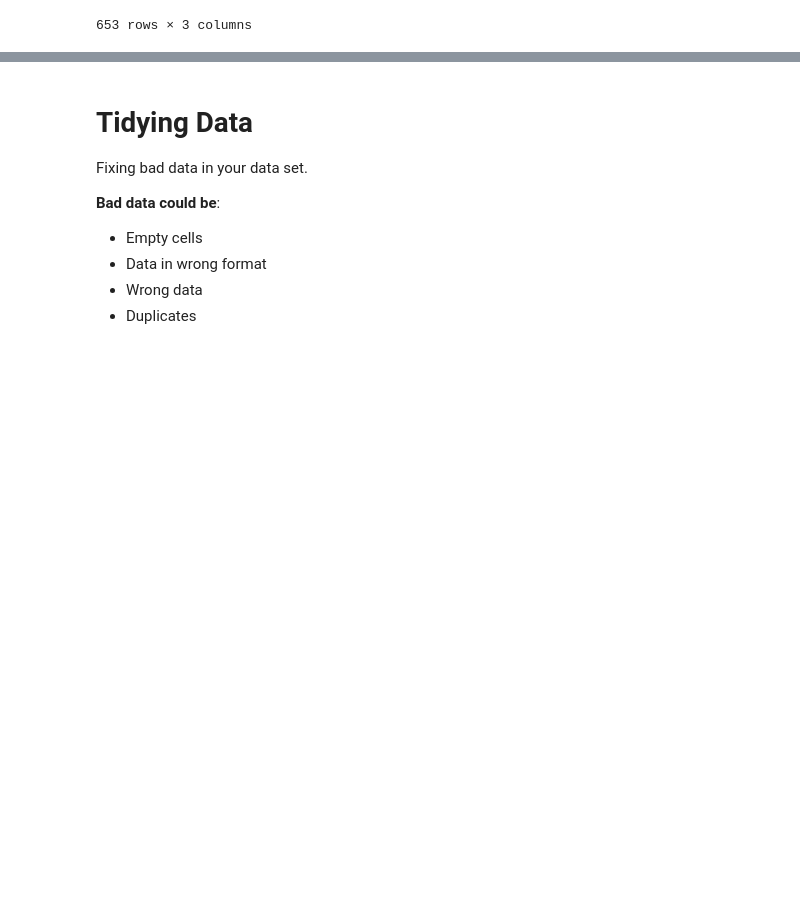
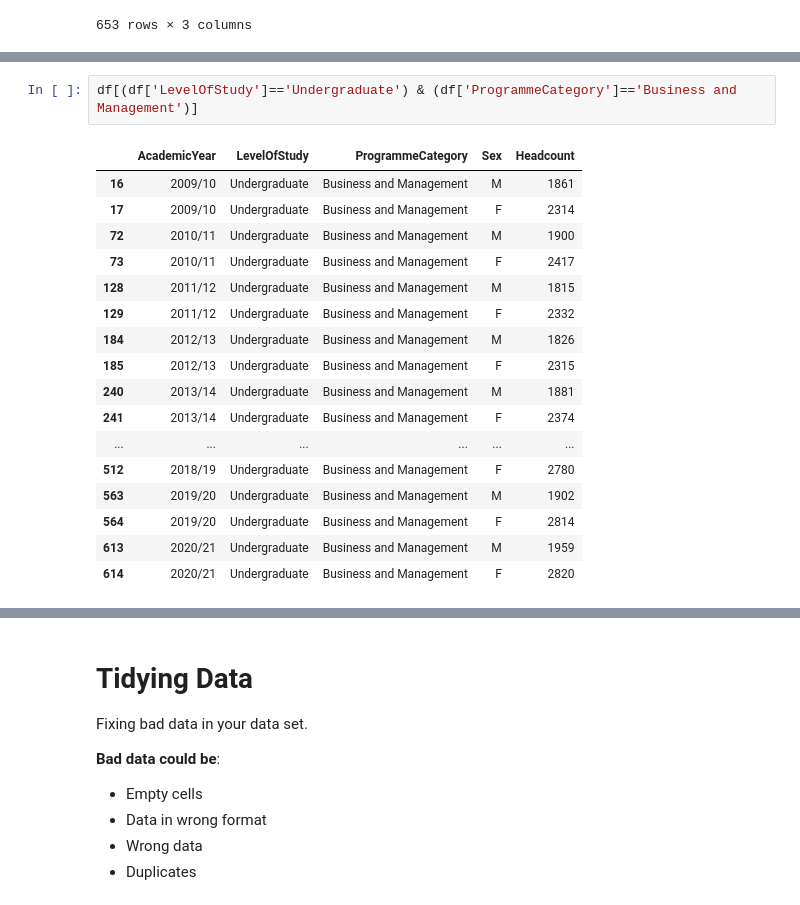
Before and after one commit to ngsanluk/PythonInter, a Jupyter notebook: Jupyter-Notebook/Day1.ipynb, the cells around one changed output, grey strips where cells are left out. Cells and saved outputs as stored; diff of their text form; blank space fills up the shorter version.

```diff
--- a/Jupyter-Notebook/Day1.ipynb
+++ b/Jupyter-Notebook/Day1.ipynb
@@ -696,0 +836,20 @@ df_subset
+# %%
+df[(df['LevelOfStudy']=='Undergraduate') & (df['ProgrammeCategory']=='Business and Management')]
+# %% [output]
+|  | AcademicYear | LevelOfStudy | ProgrammeCategory | Sex | Headcount |
+| 16 | 2009/10 | Undergraduate | Business and Management | M | 1861 |
+| 17 | 2009/10 | Undergraduate | Business and Management | F | 2314 |
+| 72 | 2010/11 | Undergraduate | Business and Management | M | 1900 |
+| 73 | 2010/11 | Undergraduate | Business and Management | F | 2417 |
+| 128 | 2011/12 | Undergraduate | Business and Management | M | 1815 |
+| 129 | 2011/12 | Undergraduate | Business and Management | F | 2332 |
+| 184 | 2012/13 | Undergraduate | Business and Management | M | 1826 |
+| 185 | 2012/13 | Undergraduate | Business and Management | F | 2315 |
+| 240 | 2013/14 | Undergraduate | Business and Management | M | 1881 |
+| 241 | 2013/14 | Undergraduate | Business and Management | F | 2374 |
+| ... | ... | ... | ... | ... | ... |
+| 512 | 2018/19 | Undergraduate | Business and Management | F | 2780 |
+| 563 | 2019/20 | Undergraduate | Business and Management | M | 1902 |
+| 564 | 2019/20 | Undergraduate | Business and Management | F | 2814 |
+| 613 | 2020/21 | Undergraduate | Business and Management | M | 1959 |
+| 614 | 2020/21 | Undergraduate | Business and Management | F | 2820 |
```
Also changed, not shown: parts of 85 cells of this notebook.
